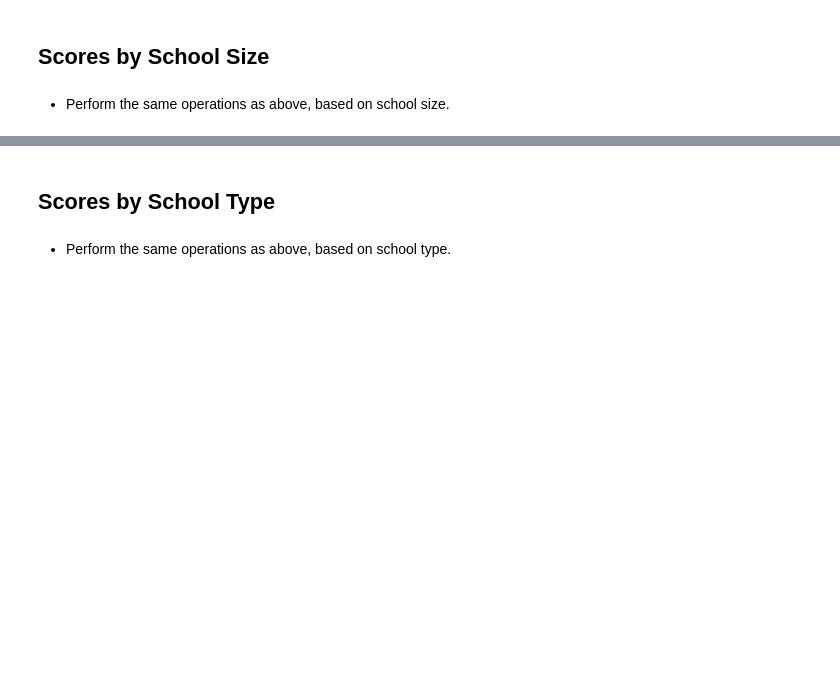
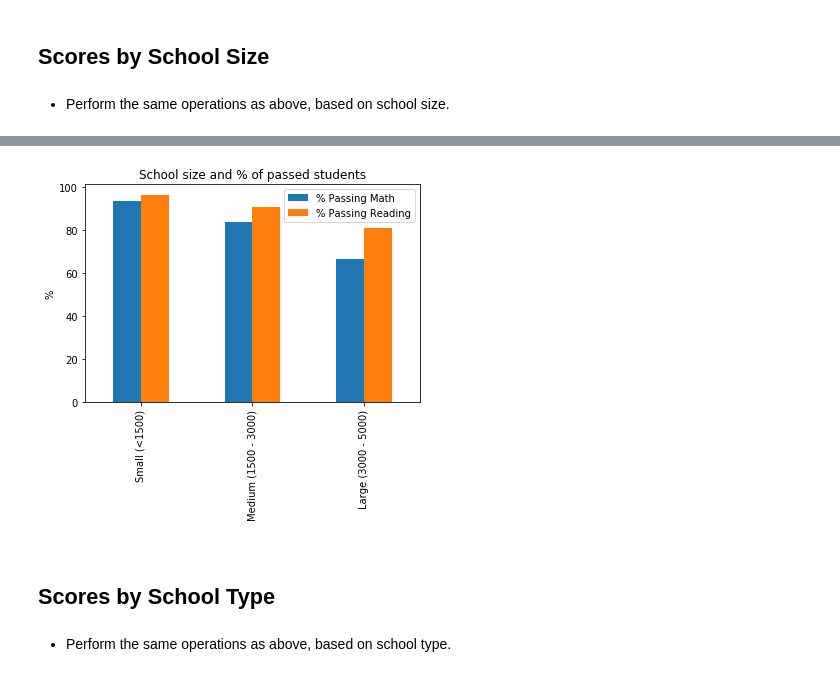
Before and after one commit to daniela-matos/school_performance_trends, a Jupyter notebook: PyCitySchools_starter.ipynb, the cells around one changed output, grey strips where cells are left out. Drawn from its saved outputs; the diff is of its cells as text; code cells hidden in the pictures; blank space fills up the shorter version.

Commit message:
Added some graphics.

```diff
--- a/PyCitySchools_starter.ipynb
+++ b/PyCitySchools_starter.ipynb
@@ -337,3 +318,22 @@ scores_by_school_size
+# %%
+# Graphic size vs passed
+size_vs_passed = schools_size.groupby("Size")\
+                        .mean()[\
+                        [
+                         "% Passing Math",
+                         "% Passing Reading"
+                        ]
+                               ]
+
+
+size_vs_passed.plot.bar()
+plt.title("School size and % of passed students")
+plt.xlabel("  ")
+plt.ylabel("%")
+plt.legend
+plt.show ()
+# %% [output]
+[figure, added]
 # %% [markdown]
 ## Scores by School Type
 # %% [markdown]
```
Also changed, not shown: parts of 25 cells of this notebook.
